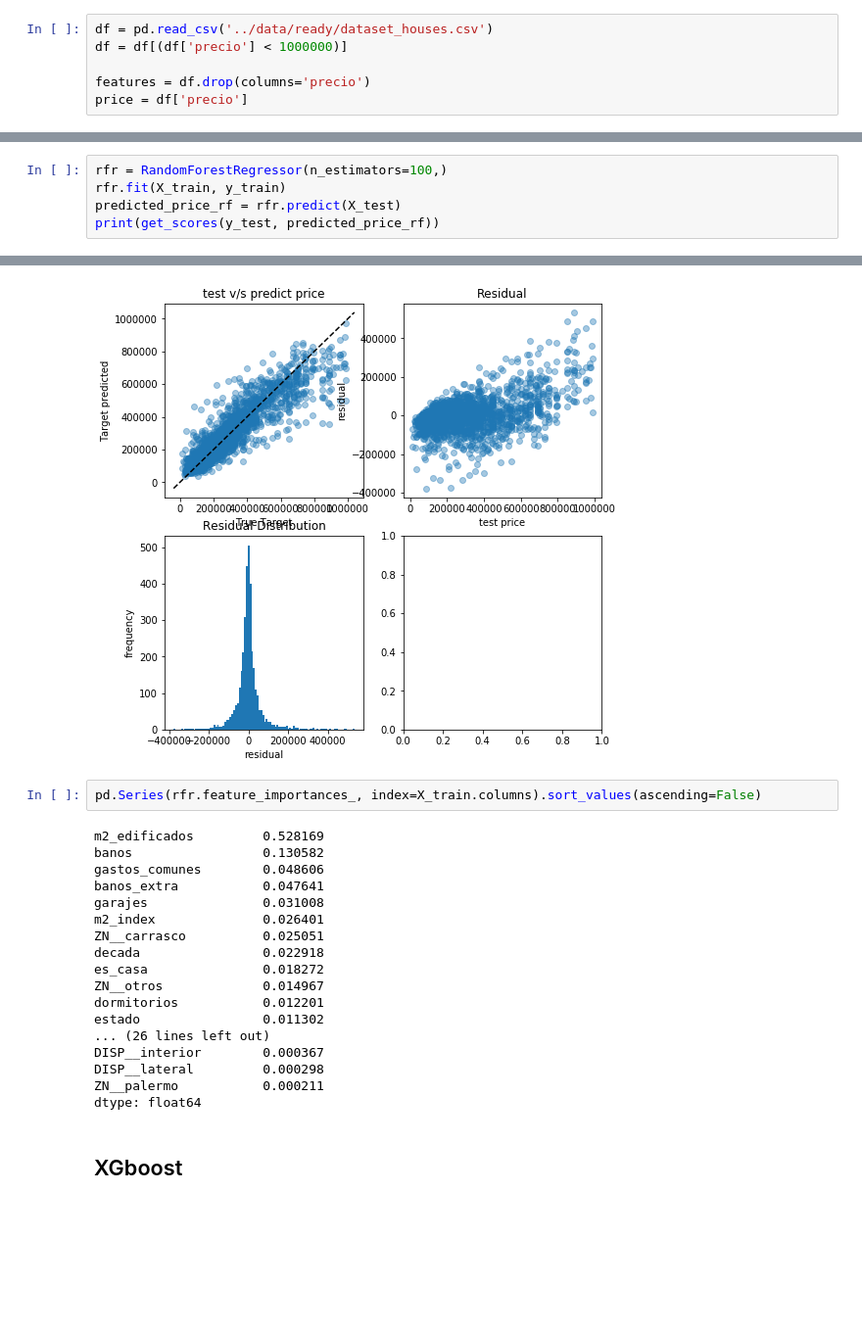
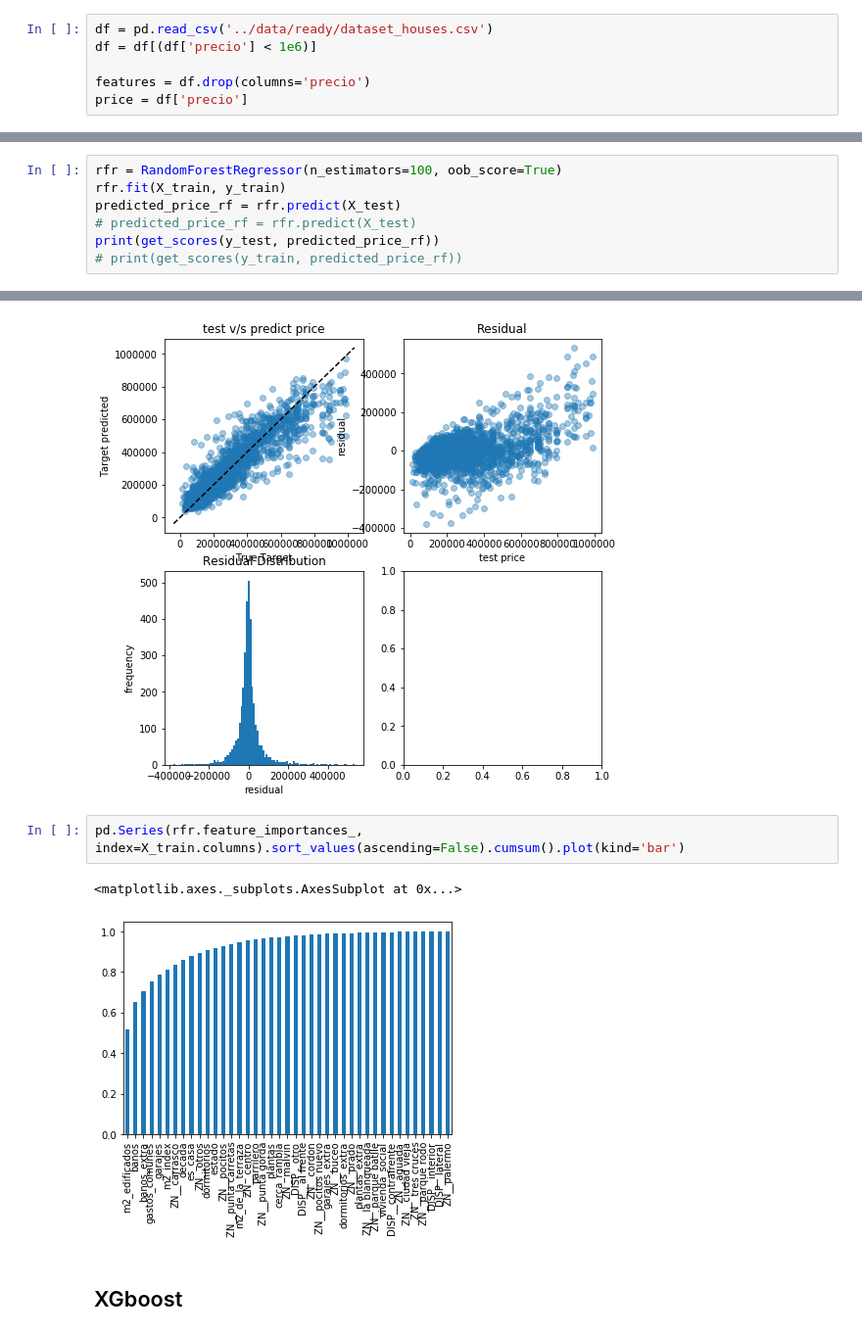
Before and after one commit to creyesp/houses-project, a Jupyter notebook: notebooks/Second_day_workshop.ipynb, the cells around one changed output, grey strips where cells are left out. Shown at 98% size. Saved outputs shown, nothing was run; the diff lists cells and outputs as text; blank space fills up the shorter version.

```diff
--- a/notebooks/Second_day_workshop.ipynb
+++ b/notebooks/Second_day_workshop.ipynb
@@ -8,7 +8,7 @@ from handson import get_scores, plot_predict_result
 %matplotlib notebook
 # %%
 df = pd.read_csv('../data/ready/dataset_houses.csv')
-df = df[(df['precio'] < 1000000)]
+df = df[(df['precio'] < 1e6)]
 
 features = df.drop(columns='precio')
 price = df['precio']
@@ -344,8 +351,10 @@ f, ax = plt.subplots()
 # %% [markdown]
 ## Random Forest
 # %%
-rfr = RandomForestRegressor(n_estimators=100,)
+rfr = RandomForestRegressor(n_estimators=100, oob_score=True)
 rfr.fit(X_train, y_train)
 predicted_price_rf = rfr.predict(X_test)
+# predicted_price_rf = rfr.predict(X_test)
 print(get_scores(y_test, predicted_price_rf))
+# print(get_scores(y_train, predicted_price_rf))
 # %% [output]
@@ -360,25 +373,10 @@ plot_predict_result(y_test, predicted_price_rf);
 # %% [output]
 [figure]
 # %%
-pd.Series(rfr.feature_importances_, index=X_train.columns).sort_values(ascending=False)
+pd.Series(rfr.feature_importances_, index=X_train.columns).sort_values(ascending=False).cumsum().plot(kind='bar')
 # %% [output]
-m2_edificados         0.528169
-banos                 0.130582
-gastos_comunes        0.048606
-banos_extra           0.047641
-garajes               0.031008
-m2_index              0.026401
-ZN__carrasco          0.025051
-decada                0.022918
-es_casa               0.018272
-ZN__otros             0.014967
-dormitorios           0.012201
-estado                0.011302
-... (26 lines left out)
-DISP__interior        0.000367
-DISP__lateral         0.000298
-ZN__palermo           0.000211
-dtype: float64
+<matplotlib.axes._subplots.AxesSubplot at 0x...>
+[figure, added]
 # %% [markdown]
 ## XGboost
 # %%
```
Also changed, not shown: parts of 7 cells of this notebook, 5 other files.
